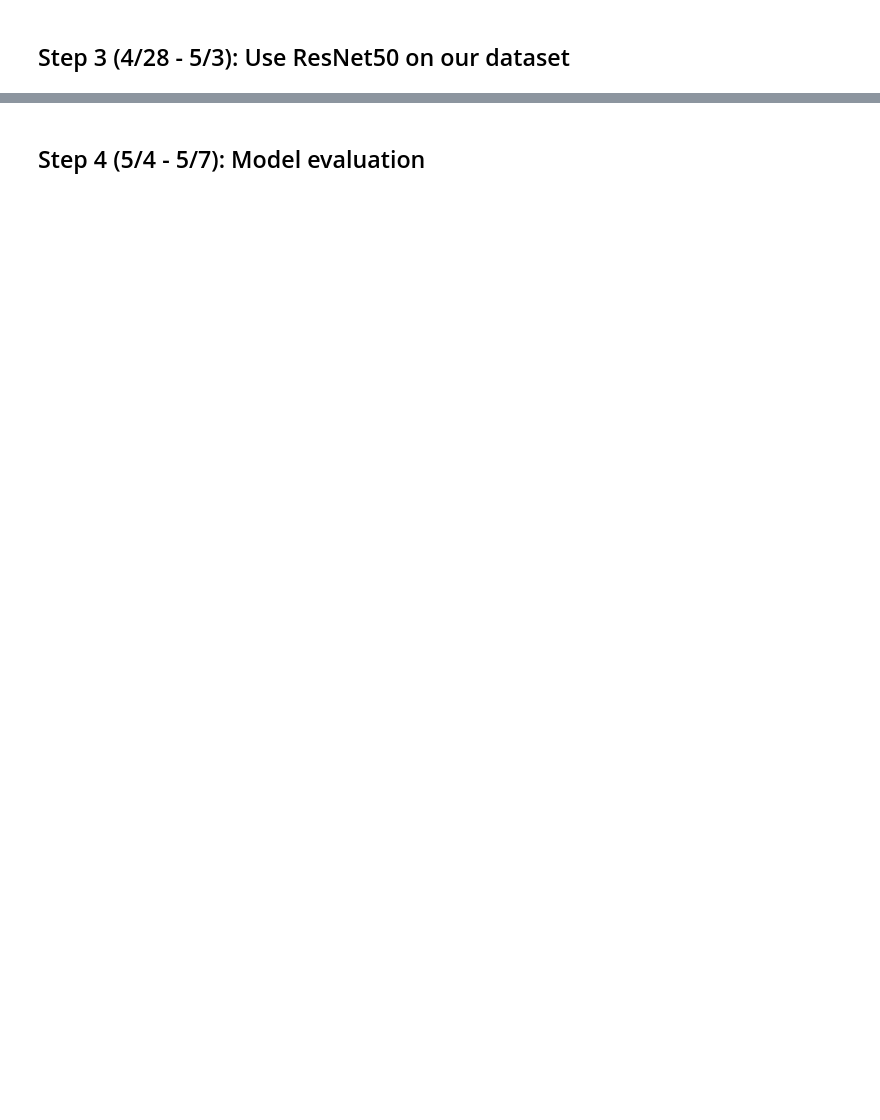
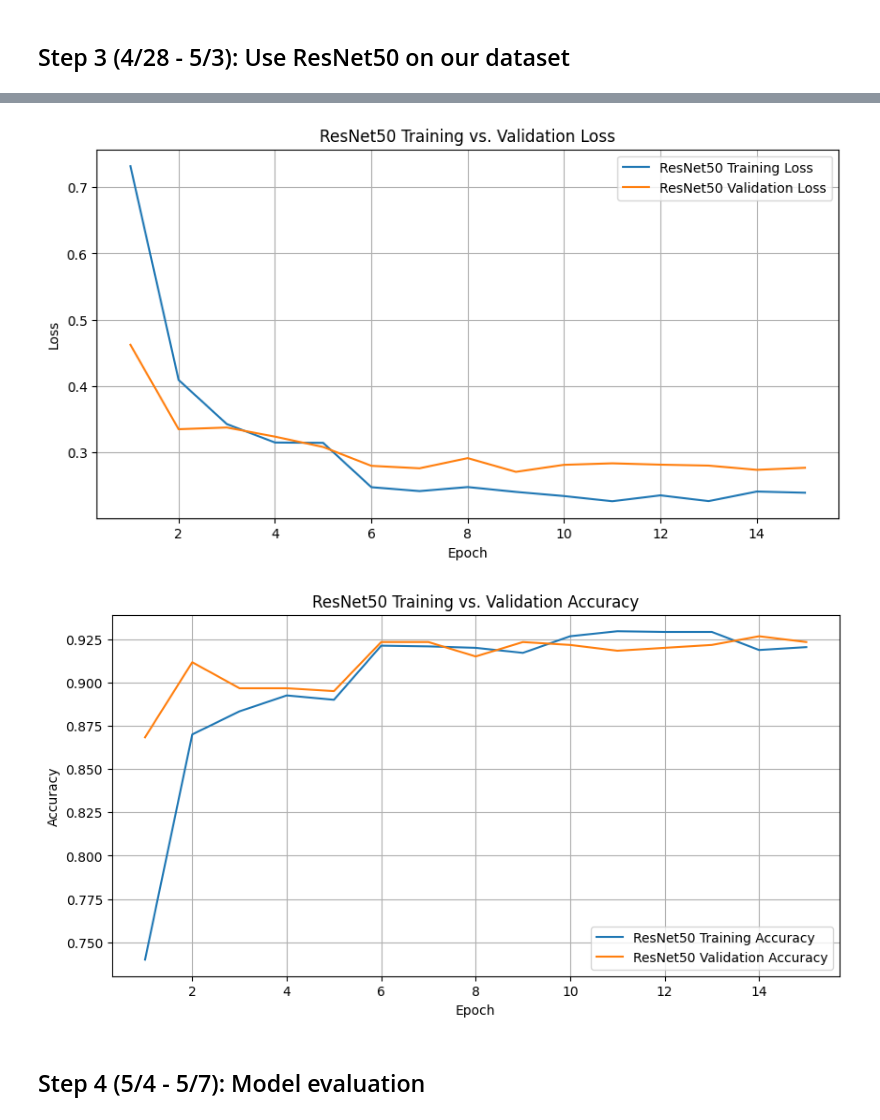
Before and after one commit to sjensen39/CRiSSP, a Jupyter notebook: CRiSSP_Sofie_Sanya.ipynb, the cells around one changed output, grey strips where cells are left out. Saved outputs shown, nothing was run; the diff lists cells and outputs as text; code cells hidden in the pictures; blank space fills up the shorter version.

```diff
--- a/CRiSSP_Sofie_Sanya.ipynb
+++ b/CRiSSP_Sofie_Sanya.ipynb
@@ -376,0 +425,15 @@ train_loader_resnet = DataLoader(train_dataset_resnet, batch_size=32, shuffle=Tr
+# %%
+full_train_dataset_resnet = datasets.ImageFolder('/content/drive/MyDrive/food-4/train', transform=resnet_transform)
+
+# Split the full training dataset into training and validation sets (80/20 split)
+train_size_resnet = int(0.8 * len(full_train_dataset_resnet))
+val_size_resnet = len(full_train_dataset_resnet) - train_size_resnet
+train_dataset_resnet, val_dataset_resnet = torch.utils.data.random_split(full_train_dataset_resnet, [train_size_resnet, val_size_resnet])
+
+train_loader_resnet = DataLoader(train_dataset_resnet, batch_size=32, shuffle=True)
+val_loader_resnet = DataLoader(val_dataset_resnet, batch_size=32, shuffle=False) # No need to shuffle validation data
+
+print(f"Number of training samples for ResNet50: {len(train_dataset_resnet)}")
+print(f"Number of validation samples for ResNet50: {len(val_dataset_resnet)}")
+print(f"Number of batches per epoch for ResNet50 training: {len(train_loader_resnet)}")
+print(f"Number of batches per epoch for ResNet50 validation: {len(val_loader_resnet)}")
@@ -442,4 +531,29 @@ Epoch [6/6], Train Loss: 0.2483, Train Accuracy: 0.9157
 Training of ResNet50 complete!
+# %%
+# Plot ResNet50 Training and Validation Loss
+plt.figure(figsize=(10, 5))
+plt.plot(range(1, len(train_losses_resnet) + 1), train_losses_resnet, label='ResNet50 Training Loss')
+plt.plot(range(1, len(val_losses_resnet) + 1), val_losses_resnet, label='ResNet50 Validation Loss')
+plt.xlabel('Epoch')
+plt.ylabel('Loss')
+plt.title('ResNet50 Training vs. Validation Loss')
+plt.legend()
+plt.grid(True)
+plt.show()
+
+# Plot ResNet50 Training and Validation Accuracy
+plt.figure(figsize=(10, 5))
+plt.plot(range(1, len(train_accuracies_resnet) + 1), train_accuracies_resnet, label='ResNet50 Training Accuracy')
+plt.plot(range(1, len(val_accuracies_resnet) + 1), val_accuracies_resnet, label='ResNet50 Validation Accuracy')
+plt.xlabel('Epoch')
+plt.ylabel('Accuracy')
+plt.title('ResNet50 Training vs. Validation Accuracy')
+plt.legend()
+plt.grid(True)
+plt.show()
+# %% [output]
+[figure, added]
+[figure, added]
 # %% [markdown]
 ## Step 4 (5/4 - 5/7): Model evaluation
 # %%
```
Also changed, not shown: parts of 17 cells of this notebook.
